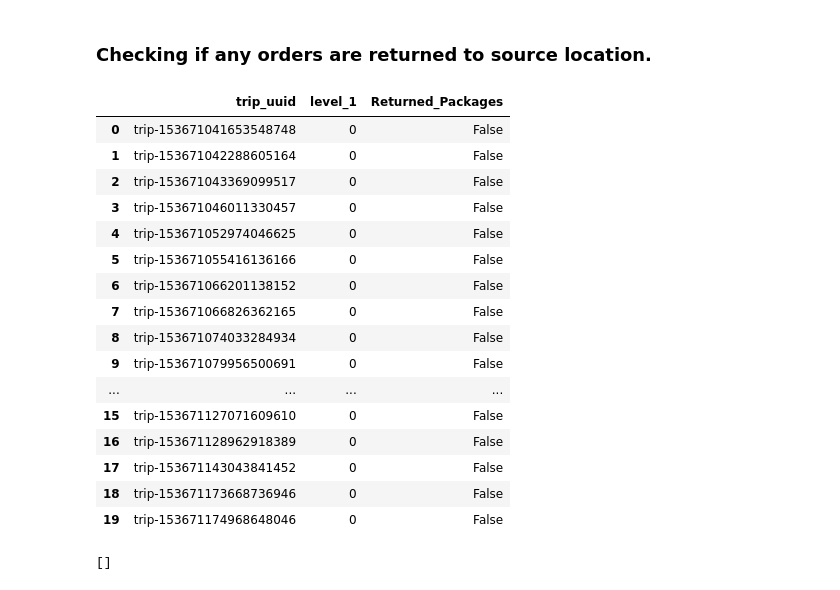
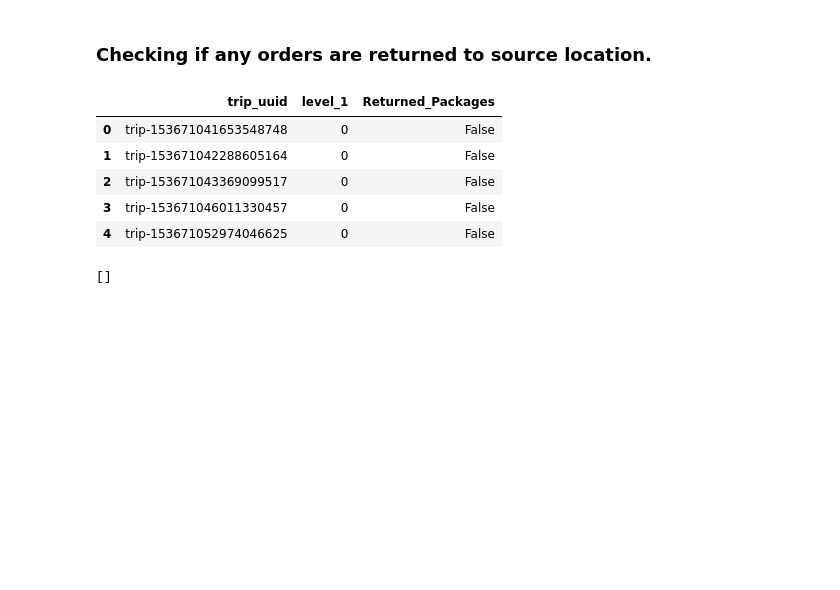
Before and after one commit to akshayabhale1406/SCLR_Delhivery_FE, a Jupyter notebook: Delhivery_FE.ipynb, the cells around one changed output. Cells and saved outputs as stored; diff of their text form; code cells hidden in the pictures; blank space fills up the shorter version.

```diff
--- a/Delhivery_FE.ipynb
+++ b/Delhivery_FE.ipynb
@@ -193,25 +190,14 @@ dtype: int64
 ### Checking if any orders are returned to source location.
 # %%
 returned_orders = df.groupby("trip_uuid").apply(lambda group: pd.DataFrame({"Returned_Packages": [any(group["source_center"] == group["destination_center"])]})).reset_index()
-returned_orders.head(20)
+returned_orders.head()
 # %% [output]
 |  | trip_uuid | level_1 | Returned_Packages |
 | 0 | trip-153671041653548748 | 0 | False |
 | 1 | trip-153671042288605164 | 0 | False |
 | 2 | trip-153671043369099517 | 0 | False |
 | 3 | trip-153671046011330457 | 0 | False |
 | 4 | trip-153671052974046625 | 0 | False |
-| 5 | trip-153671055416136166 | 0 | False |
-| 6 | trip-153671066201138152 | 0 | False |
-| 7 | trip-153671066826362165 | 0 | False |
-| 8 | trip-153671074033284934 | 0 | False |
-| 9 | trip-153671079956500691 | 0 | False |
-| ... | ... | ... | ... |
-| 15 | trip-153671127071609610 | 0 | False |
-| 16 | trip-153671128962918389 | 0 | False |
-| 17 | trip-153671143043841452 | 0 | False |
-| 18 | trip-153671173668736946 | 0 | False |
-| 19 | trip-153671174968648046 | 0 | False |
 # %%
 true_instances = returned_orders[returned_orders['Returned_Packages'] == True].index.tolist()
 true_instances
```
Also changed, not shown: parts of 64 cells of this notebook.
